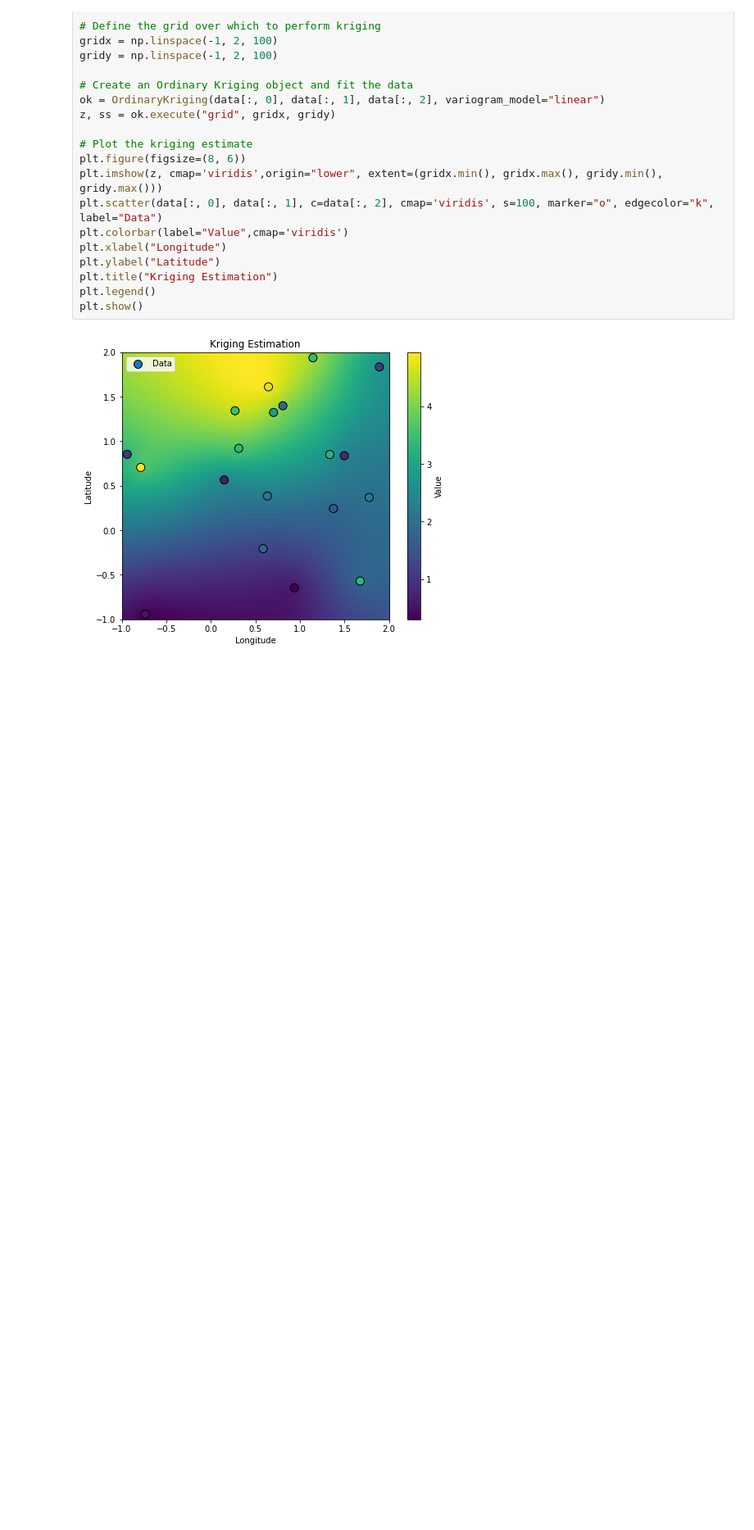
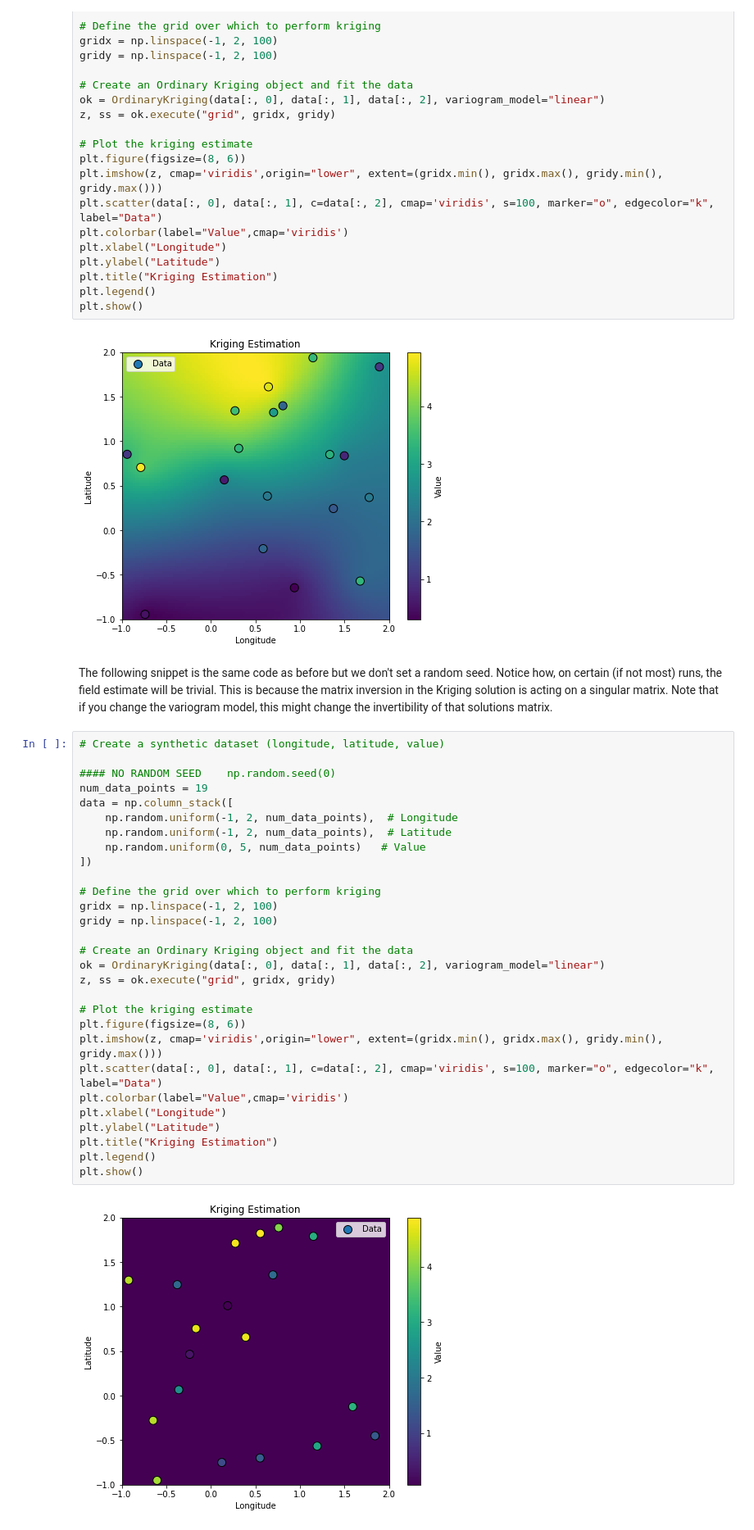
Before and after one commit to njbergam/regression-on-ice-LectureNotes, a Jupyter notebook: 3-gaussian.ipynb, the cells around one changed output. Shown at 82% size. Drawn from its saved outputs; the diff is of its cells as text; blank space fills up the shorter version.

```diff
--- a/3-gaussian.ipynb
+++ b/3-gaussian.ipynb
@@ -79,3 +90,39 @@ plt.legend()
 plt.show()
 # %% [output]
 [figure]
+# %% [markdown]
+The following snippet is the same code as before but we don't set a random seed.
+Notice how, on certain (if not most) runs, the field estimate will be trivial.
+This is because the matrix inversion in the Kriging solution is acting on a singular matrix.
+Note that if you change the variogram model, this might change the invertibility of that solutions matrix.
+# %%
+# Create a synthetic dataset (longitude, latitude, value)
+
+#### NO RANDOM SEED    np.random.seed(0)
+num_data_points = 19
+data = np.column_stack([
+    np.random.uniform(-1, 2, num_data_points),  # Longitude
+    np.random.uniform(-1, 2, num_data_points),  # Latitude
+    np.random.uniform(0, 5, num_data_points)   # Value
+])
+
+# Define the grid over which to perform kriging
+gridx = np.linspace(-1, 2, 100)
+gridy = np.linspace(-1, 2, 100)
+
+# Create an Ordinary Kriging object and fit the data
+ok = OrdinaryKriging(data[:, 0], data[:, 1], data[:, 2], variogram_model="linear")
+z, ss = ok.execute("grid", gridx, gridy)
+
+# Plot the kriging estimate
+plt.figure(figsize=(8, 6))
+plt.imshow(z, cmap='viridis',origin="lower", extent=(gridx.min(), gridx.max(), gridy.min(), gridy.max()))
+plt.scatter(data[:, 0], data[:, 1], c=data[:, 2], cmap='viridis', s=100, marker="o", edgecolor="k", label="Data")
+plt.colorbar(label="Value",cmap='viridis')
+plt.xlabel("Longitude")
+plt.ylabel("Latitude")
+plt.title("Kriging Estimation")
+plt.legend()
+plt.show()
+# %% [output]
+[figure, added]
```
Also changed, not shown: parts of 5 cells of this notebook, 1 other file.
